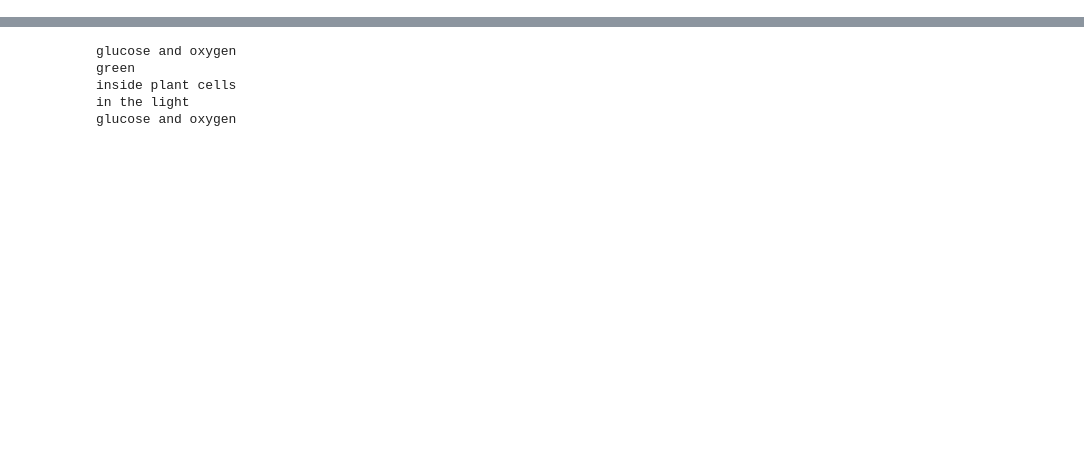
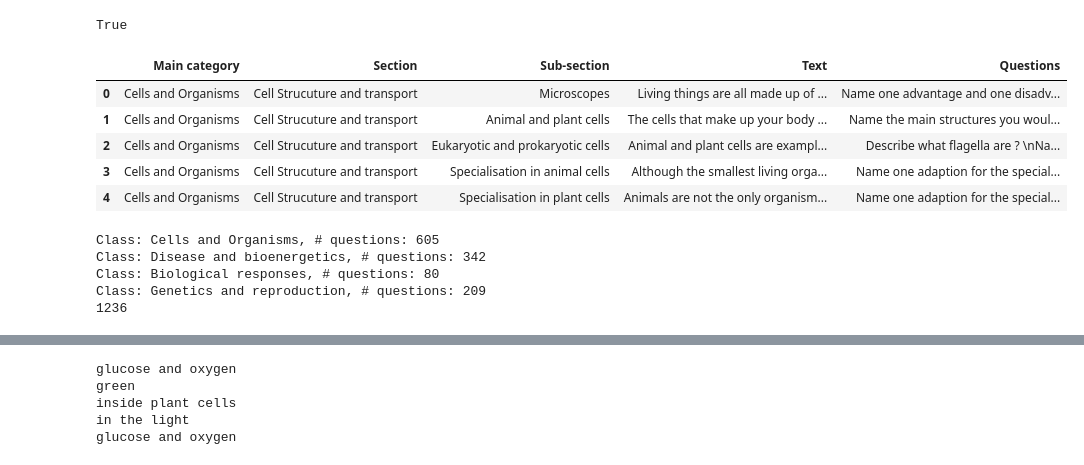
Before and after one commit to DhenPadilla/KSQuAD, a Jupyter notebook: KSQuAD.ipynb, the cells around one changed output, grey strips where cells are left out. Cells and saved outputs as stored; diff of their text form; code cells hidden in the pictures; blank space fills up the shorter version.

Commit message:
Updated KSQuAD with hierarchical modelling

```diff
--- a/KSQuAD.ipynb
+++ b/KSQuAD.ipynb
@@ -155,0 +130,18 @@ is paraphrase: 6%
+# %%
+## Check if Cuda is Available
+print(torch.cuda.is_available())
+# %% [output]
+True
+# %%
+dataset_url = 'https://raw.githubusercontent.com/DhenPadilla/KSQuAD/master/Bio_GCSE.csv'
+df = pd.read_csv(dataset_url)
+passage_df = df
+# %%
+passage_df.head()
+# %% [output]
+|  | Main category | Section | Sub-section | Text | Questions |
+| 0 | Cells and Organisms | Cell Strucuture and transport | Microscopes | Living things are all made up of ... | Name one advantage and one disadv... |
+| 1 | Cells and Organisms | Cell Strucuture and transport | Animal and plant cells | The cells that make up your body ... | Name the main structures you woul... |
+| 2 | Cells and Organisms | Cell Strucuture and transport | Eukaryotic and prokaryotic cells | Animal and plant cells are exampl... | Describe what flagella are ? \nNa... |
+| 3 | Cells and Organisms | Cell Strucuture and transport | Specialisation in animal cells | Although the smallest living orga... | Name one adaption for the special... |
+| 4 | Cells and Organisms | Cell Strucuture and transport | Specialisation in plant cells | Animals are not the only organism... | Name one adaption for the special... |
@@ -155,0 +156,17 @@ is paraphrase: 6%
+# %%
+# MAIN CATEGORY DATA SET
+category_dataset = pd.DataFrame(columns = ['question', 'label'])
+
+for idx, passage in enumerate(passage_df["Questions"][:]):
+  for question in passage.split("\n"):
+    small_frame = pd.Series({"question": question, "label": passage_df["Main category"][idx]})
+    category_dataset = category_dataset.append(small_frame, ignore_index=True)
+remove_nulls(category_dataset)
+
+print(category_dataset["label"].size)
+# %% [output]
+Class: Cells and Organisms, # questions: 605
+Class: Disease and bioenergetics, # questions: 342
+Class: Biological responses, # questions: 80
+Class: Genetics and reproduction, # questions: 209
+1236
```
Also changed, not shown: parts of 55 cells of this notebook.
